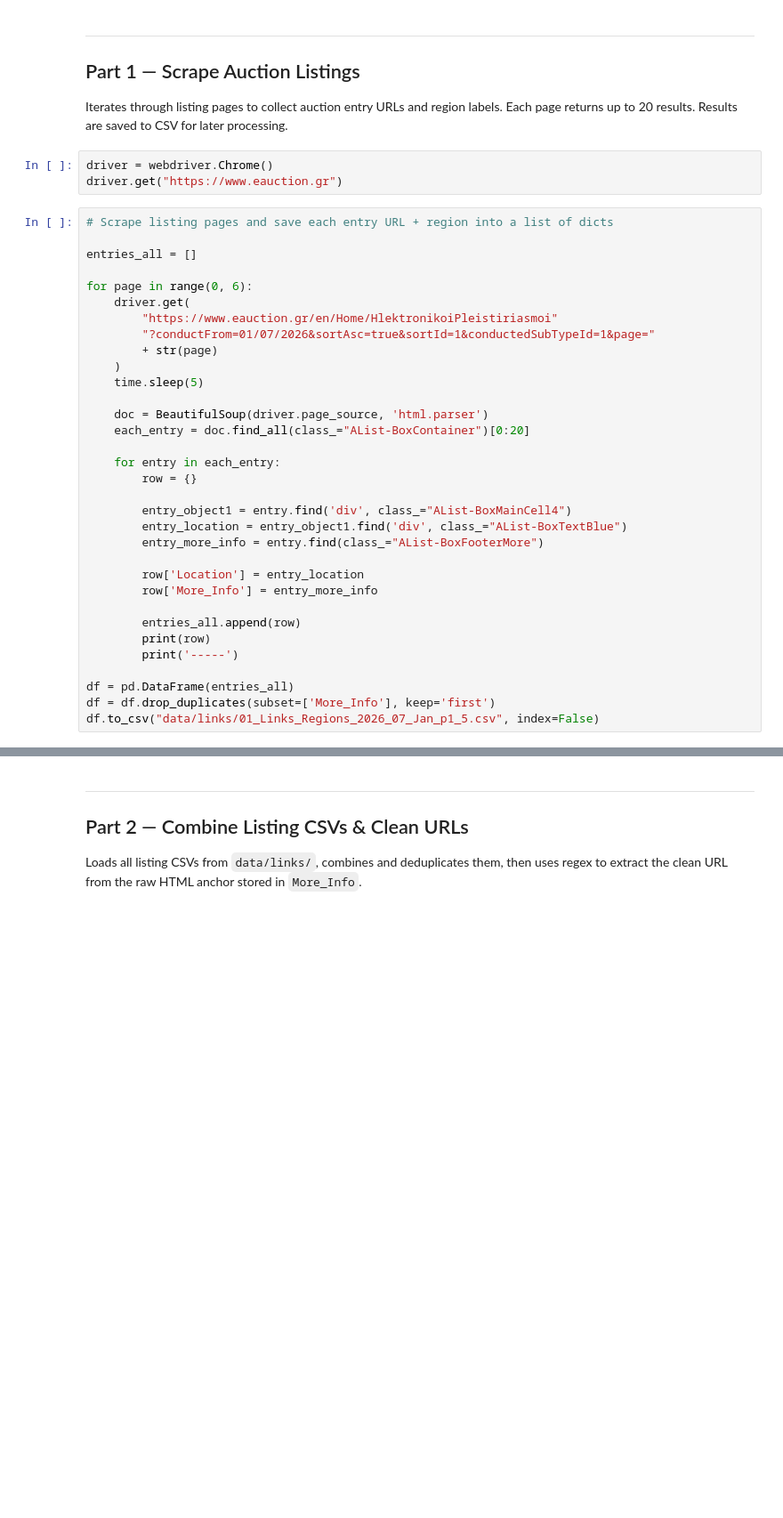
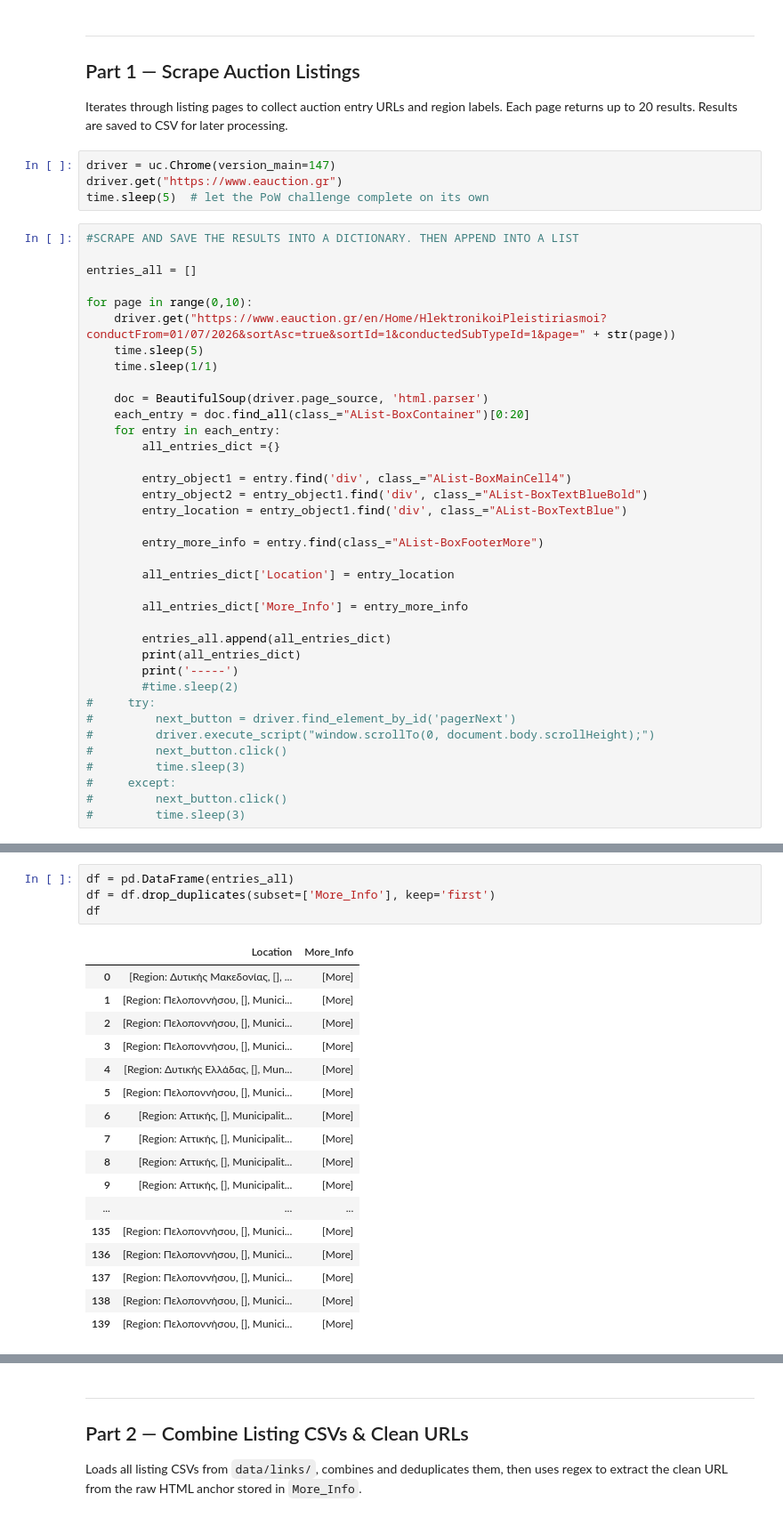
Before and after one commit to 2109Sot/code-samples, a Jupyter notebook: notebooks/greek_auctions_scraper.ipynb, the cells around one changed output, grey strips where cells are left out. Shown at 89% size. Drawn from its saved outputs; the diff is of its cells as text; blank space fills up the shorter version.

```diff
--- a/notebooks/greek_auctions_scraper.ipynb
+++ b/notebooks/greek_auctions_scraper.ipynb
@@ -53,38 +53,43 @@ pd.set_option('display.max_rows', None)
 Iterates through listing pages to collect auction entry URLs and region labels.
 Each page returns up to 20 results. Results are saved to CSV for later processing.
 # %%
-driver = webdriver.Chrome()
+driver = uc.Chrome(version_main=147)
 driver.get("https://www.eauction.gr")
+time.sleep(5)  # let the PoW challenge complete on its own
 # %%
-# Scrape listing pages and save each entry URL + region into a list of dicts
+#SCRAPE AND SAVE THE RESULTS INTO A DICTIONARY. THEN APPEND INTO A LIST
 
 entries_all = []
 
-for page in range(0, 6):
-    driver.get(
-        "https://www.eauction.gr/en/Home/HlektronikoiPleistiriasmoi"
-        "?conductFrom=01/07/2026&sortAsc=true&sortId=1&conductedSubTypeId=1&page="
-        + str(page)
-    )
+for page in range(0,10):
+    driver.get("https://www.eauction.gr/en/Home/HlektronikoiPleistiriasmoi?conductFrom=01/07/2026&sortAsc=true&sortId=1&conductedSubTypeId=1&page=" + str(page))
     time.sleep(5)
+    time.sleep(1/1)
 
     doc = BeautifulSoup(driver.page_source, 'html.parser')
     each_entry = doc.find_all(class_="AList-BoxContainer")[0:20]
-
     for entry in each_entry:
-        row = {}
+        all_entries_dict ={}
 
         entry_object1 = entry.find('div', class_="AList-BoxMainCell4")
+        entry_object2 = entry_object1.find('div', class_="AList-BoxTextBlueBold")
         entry_location = entry_object1.find('div', class_="AList-BoxTextBlue")
+
         entry_more_info = entry.find(class_="AList-BoxFooterMore")
 
-        row['Location'] = entry_location
-        row['More_Info'] = entry_more_info
+        all_entries_dict['Location'] = entry_location
 
-        entries_all.append(row)
-        print(row)
+        all_entries_dict['More_Info'] = entry_more_info
+
+        entries_all.append(all_entries_dict)
+        print(all_entries_dict)
         print('-----')
-
-df = pd.DataFrame(entries_all)
-df = df.drop_duplicates(subset=['More_Info'], keep='first')
-df.to_csv("data/links/01_Links_Regions_2026_07_Jan_p1_5.csv", index=False)
+        #time.sleep(2)
+#     try:
+#         next_button = driver.find_element_by_id('pagerNext')
+#         driver.execute_script("window.scrollTo(0, document.body.scrollHeight);")
+#         next_button.click()
+#         time.sleep(3)
+#     except:
+#         next_button.click()
+#         time.sleep(3)
@@ -90,0 +114,22 @@ df.to_csv("data/links/01_Links_Regions_2026_07_Jan_p1_5.csv", index=False)
+# %%
+df = pd.DataFrame(entries_all)
+df = df.drop_duplicates(subset=['More_Info'], keep='first')
+df
+# %% [output]
+|  | Location | More_Info |
+| 0 | [Region: Δυτικής Μακεδονίας, [], ... | [More] |
+| 1 | [Region: Πελοποννήσου, [], Munici... | [More] |
+| 2 | [Region: Πελοποννήσου, [], Munici... | [More] |
+| 3 | [Region: Πελοποννήσου, [], Munici... | [More] |
+| 4 | [Region: Δυτικής Ελλάδας, [], Mun... | [More] |
+| 5 | [Region: Πελοποννήσου, [], Munici... | [More] |
+| 6 | [Region: Αττικής, [], Municipalit... | [More] |
+| 7 | [Region: Αττικής, [], Municipalit... | [More] |
+| 8 | [Region: Αττικής, [], Municipalit... | [More] |
+| 9 | [Region: Αττικής, [], Municipalit... | [More] |
+| ... | ... | ... |
+| 135 | [Region: Πελοποννήσου, [], Munici... | [More] |
+| 136 | [Region: Πελοποννήσου, [], Munici... | [More] |
+| 137 | [Region: Πελοποννήσου, [], Munici... | [More] |
+| 138 | [Region: Πελοποννήσου, [], Munici... | [More] |
+| 139 | [Region: Πελοποννήσου, [], Munici... | [More] |
```
Also changed, not shown: parts of 10 cells of this notebook.
